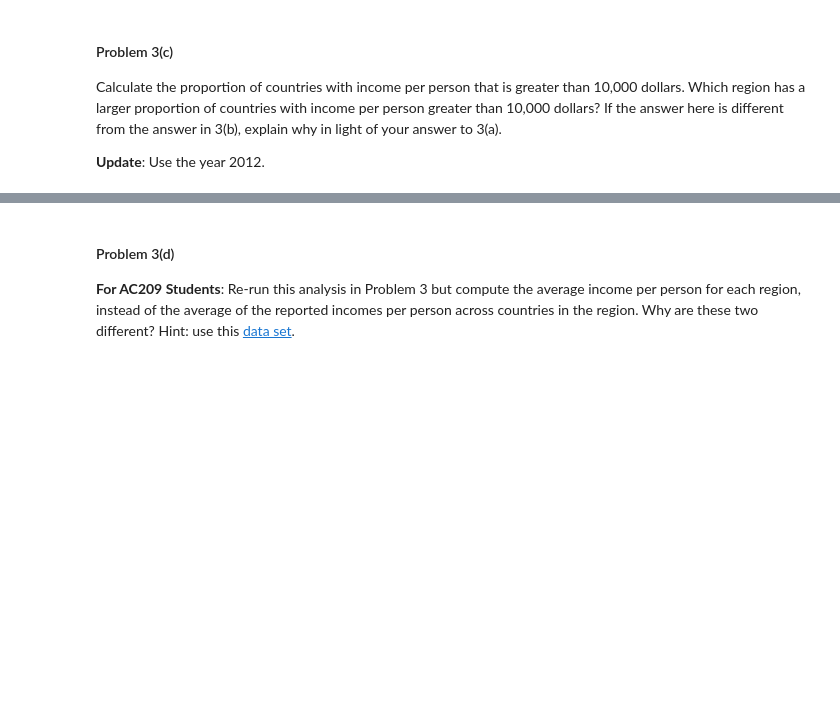
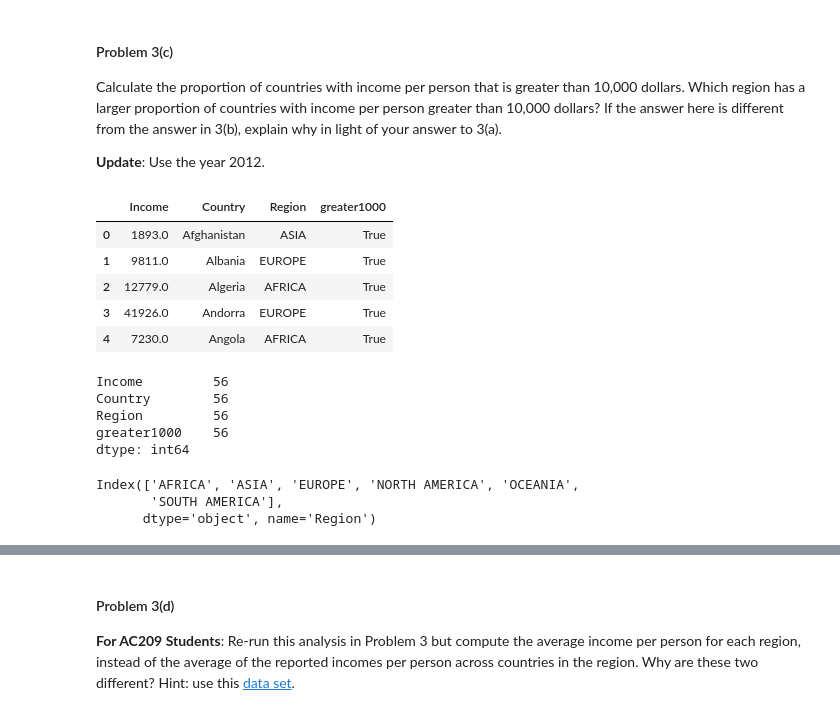
Before and after one commit to RUBNSUN/cs109-HW, a Jupyter notebook: HW1.ipynb, the cells around one changed output, grey strips where cells are left out. Drawn from its saved outputs; the diff is of its cells as text; code cells hidden in the pictures; blank space fills up the shorter version.

```diff
--- a/HW1.ipynb
+++ b/HW1.ipynb
@@ -326,0 +554,6 @@ Now consider the distribution of income per person from two regions: Asia and So
+# %%
+#your code here
+income2012 = mergeByYear(2012)
+print(income2012.head())
+incomeRegion = income2012.groupby(["Region"]).mean()
+regions = incomeRegion.index
@@ -334,0 +573,25 @@ Calculate the proportion of countries with income per person that is greater tha
+# %%
+#your code here
+income2012["greater1000"] = income2012["Income"].apply(lambda x : float(x) > 1000)
+income2012.head()
+# %% [output]
+|  | Income | Country | Region | greater1000 |
+| 0 | 1893.0 | Afghanistan | ASIA | True |
+| 1 | 9811.0 | Albania | EUROPE | True |
+| 2 | 12779.0 | Algeria | AFRICA | True |
+| 3 | 41926.0 | Andorra | EUROPE | True |
+| 4 | 7230.0 | Angola | AFRICA | True |
+# %%
+income2012[income2012["greater1000"] == True].count()
+# %% [output]
+Income         56
+Country        56
+Region         56
+greater1000    56
+dtype: int64
+# %%
+regions
+# %% [output]
+Index(['AFRICA', 'ASIA', 'EUROPE', 'NORTH AMERICA', 'OCEANIA',
+       'SOUTH AMERICA'],
+      dtype='object', name='Region')
```
Also changed, not shown: parts of 31 cells of this notebook, 2 other files.
